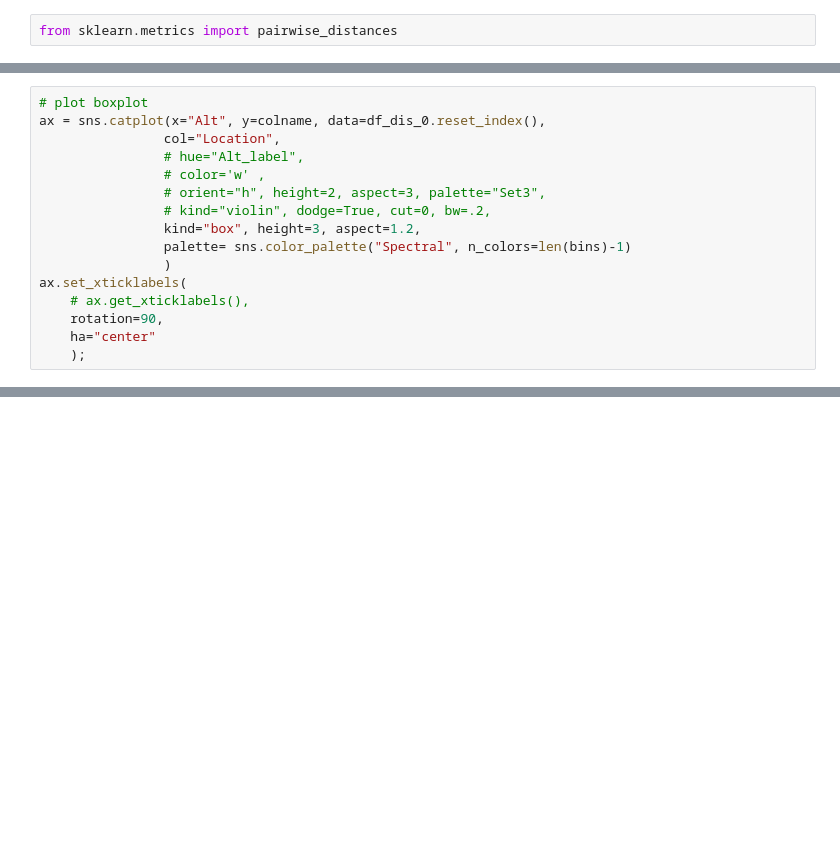
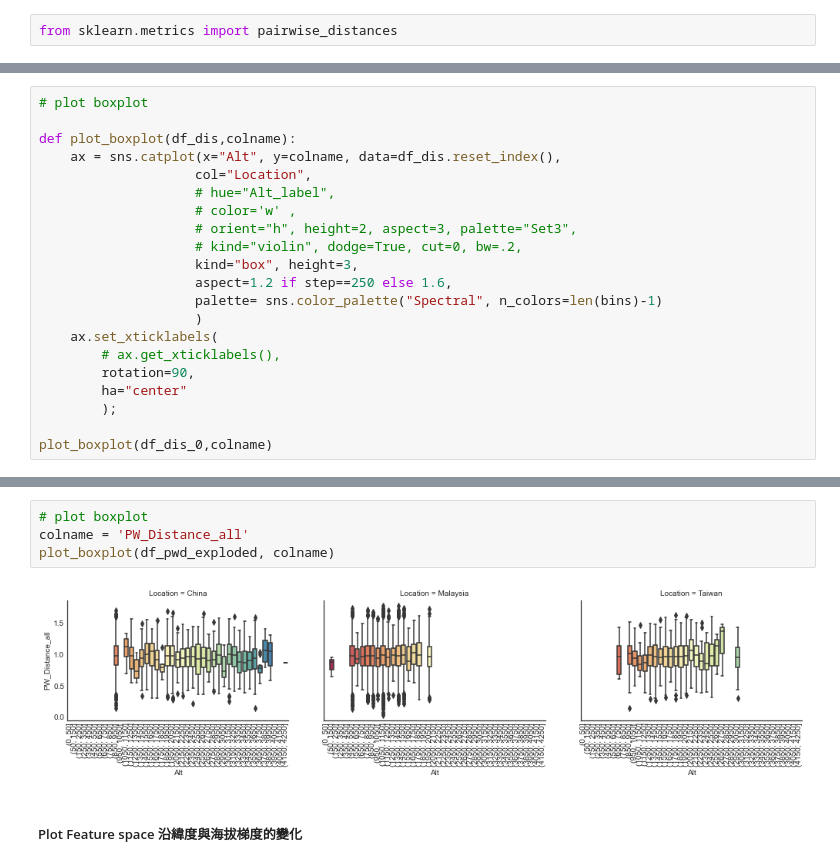
Before and after one commit to YunghuiHsu/Moth_Project, a Jupyter notebook: Moth_thermal/vsc/explore_LatentSpace.ipynb, the cells around one changed output, grey strips where cells are left out. Saved outputs shown, nothing was run; the diff lists cells and outputs as text; blank space fills up the shorter version.

```diff
--- a/Moth_thermal/vsc/explore_LatentSpace.ipynb
+++ b/Moth_thermal/vsc/explore_LatentSpace.ipynb
@@ -1006,18 +998,23 @@ df_dis_0
 2432 rows × 1 columns
 # %%
 # plot boxplot
-ax = sns.catplot(x="Alt", y=colname, data=df_dis_0.reset_index(),
-                col="Location",
-                # hue="Alt_label",
-                # color='w' ,
-                # orient="h", height=2, aspect=3, palette="Set3",
-                # kind="violin", dodge=True, cut=0, bw=.2,
-                kind="box", height=3, aspect=1.2,
-                palette= sns.color_palette("Spectral", n_colors=len(bins)-1)
-                )
-ax.set_xticklabels(
-    # ax.get_xticklabels(),
-    rotation=90,
-    ha="center"
-    );
+
+def plot_boxplot(df_dis,colname):
+    ax = sns.catplot(x="Alt", y=colname, data=df_dis.reset_index(),
+                    col="Location",
+                    # hue="Alt_label",
+                    # color='w' ,
+                    # orient="h", height=2, aspect=3, palette="Set3",
+                    # kind="violin", dodge=True, cut=0, bw=.2,
+                    kind="box", height=3,
+                    aspect=1.2 if step==250 else 1.6,
+                    palette= sns.color_palette("Spectral", n_colors=len(bins)-1)
+                    )
+    ax.set_xticklabels(
+        # ax.get_xticklabels(),
+        rotation=90,
+        ha="center"
+        );
+
+plot_boxplot(df_dis_0,colname)
 # %% [markdown]
@@ -1198,0 +1091,8 @@ dis_centroid
+# %%
+# plot boxplot
+colname = 'PW_Distance_all'
+plot_boxplot(df_pwd_exploded, colname)
+# %% [output]
+[figure, added]
+# %% [markdown]
+##### Plot Feature space 沿緯度與海拔梯度的變化
```
Also changed, not shown: parts of 23 cells of this notebook.
